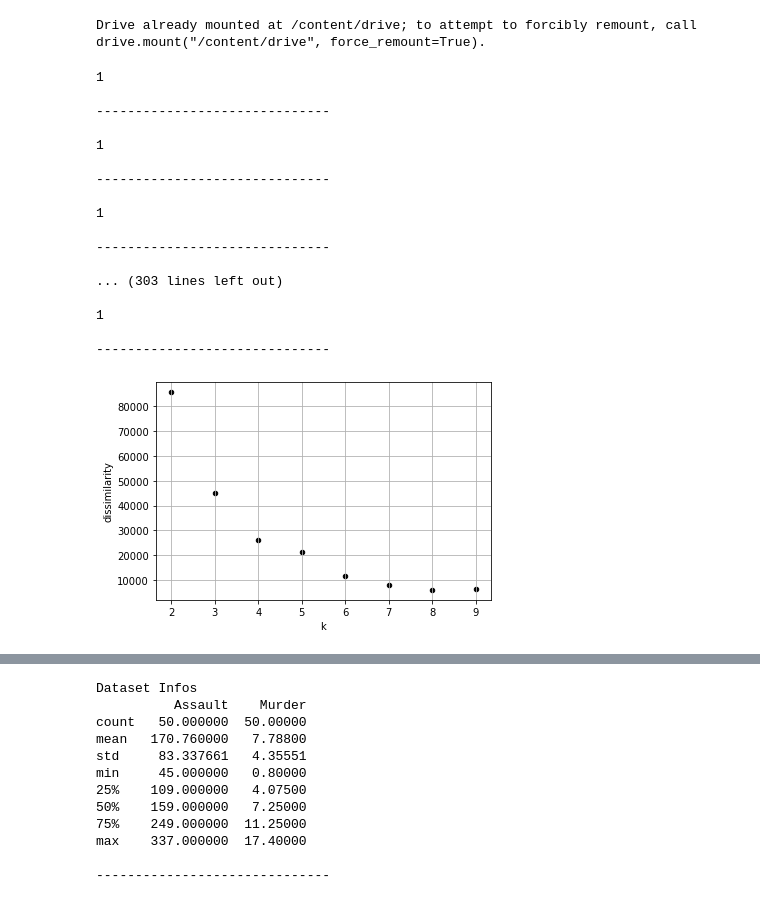
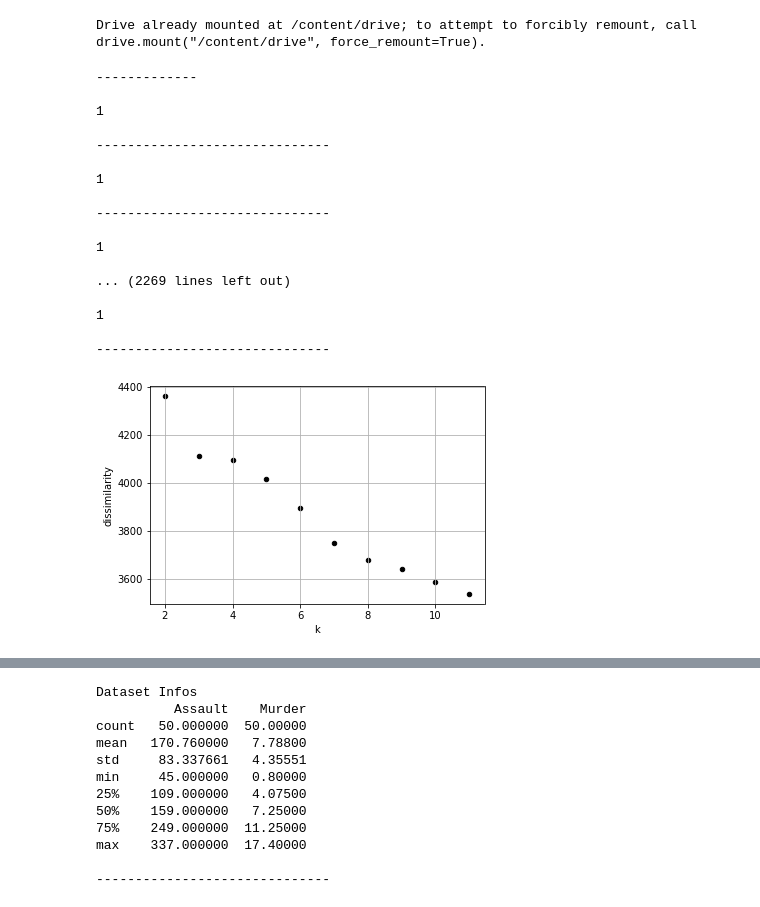
Before and after one commit to dlazarosps/Kmeans-algorithm, a Jupyter notebook: kmeans.ipynb, the cells around one changed output, grey strips where cells are left out. Saved outputs shown, nothing was run; the diff lists cells and outputs as text; code cells hidden in the pictures.

Commit message:
Dataset reading and adjustments

```diff
--- a/kmeans.ipynb
+++ b/kmeans.ipynb
@@ -132,13 +132,13 @@ def is_updated(old_list, new_list):
 # update centroid values method
 
 def update_centroid(centroid, instances):
-  centroid_instances = instances.loc[instances['centroid'] == centroid['name']]
+  centroid_instances = instances.loc[instances['centroid'] == centroid['centroid']]
 
   # print(centroid_instances.describe())
   # print_line()
 
   for col in centroid_instances:
-    if col not in ['name', 'centroid']:
+    if col not in ['centroid']:
       mean = centroid_instances[col].mean()
       if type(mean) != str:
         centroid[col] = mean
@@ -201,7 +201,7 @@ def k_means(instances, k_param:int, dist_mode:str, loop_limit=1000) -> list:
 # %%
 def dissimilarity(instances, k_param:int, dist_mode:str, loop_limit=1000):
     executions = []
-    for i in range(10):
+    for i in range(50):
         execution_centroids = k_means(instances, k_param, dist_mode, loop_limit)
         dissimilaridade = 0
         for k in range(k_param):
@@ -218,38 +218,12 @@ def dissimilarity(instances, k_param:int, dist_mode:str, loop_limit=1000):
 # %%
 def elbow_method(instances, dist_mode:str, loop_limit=1000):
     k_execution = []
-    for k in range(2, 10):
+    for k in range(1, 11):
         optimal = dissimilarity(instances, k, dist_mode, loop_limit)
         k_execution.append({"k":k, "dissimilarity":optimal["dissimilarity"]})
 
     df = pd.DataFrame(k_execution)
     plot_dataset(df,x='k',y='dissimilarity')
-# %%
-#teste dissimilaridade
-
-k_param = 3
-sample = df.sample(n=len(df))
-sample = sample.reset_index(drop=True)
-elbow_method(sample,'euc', 1000)
-# %% [output]
-1
-
-------------------------------
-
-1
-
-------------------------------
-
-1
-
-------------------------------
-
-... (303 lines left out)
-
-1
-
-------------------------------
-[figure, removed]
 # %%
 # plot dataframe 2D
 
@@ -260,3 +234,32 @@ def plot_dataset(df, x, y, color='black', title=''):
 
 def print_line():
   print('\n' + '-'*30 + '\n')
+# %%
+#dissimilaridade
+
+dataset = pd.read_csv("dataset/MusicAndMovies_Vars.txt", sep="\t", header=0)
+dataset.insert(0,'centroid', 'empty')
+sample = sample[['centroid', 'Metal.or.Hardrock', 'Reggae..Ska']]
+sample = dataset.sample(n=100)
+sample = sample.reset_index(drop=True)
+
+elbow_method(sample,'euc', 1000)
+# %% [output]
+-------------
+
+1
+
+------------------------------
+
+1
+
+------------------------------
+
+1
+
+... (2269 lines left out)
+
+1
+
+------------------------------
+[figure, added]
```
Also changed, not shown: parts of 2 cells of this notebook.
